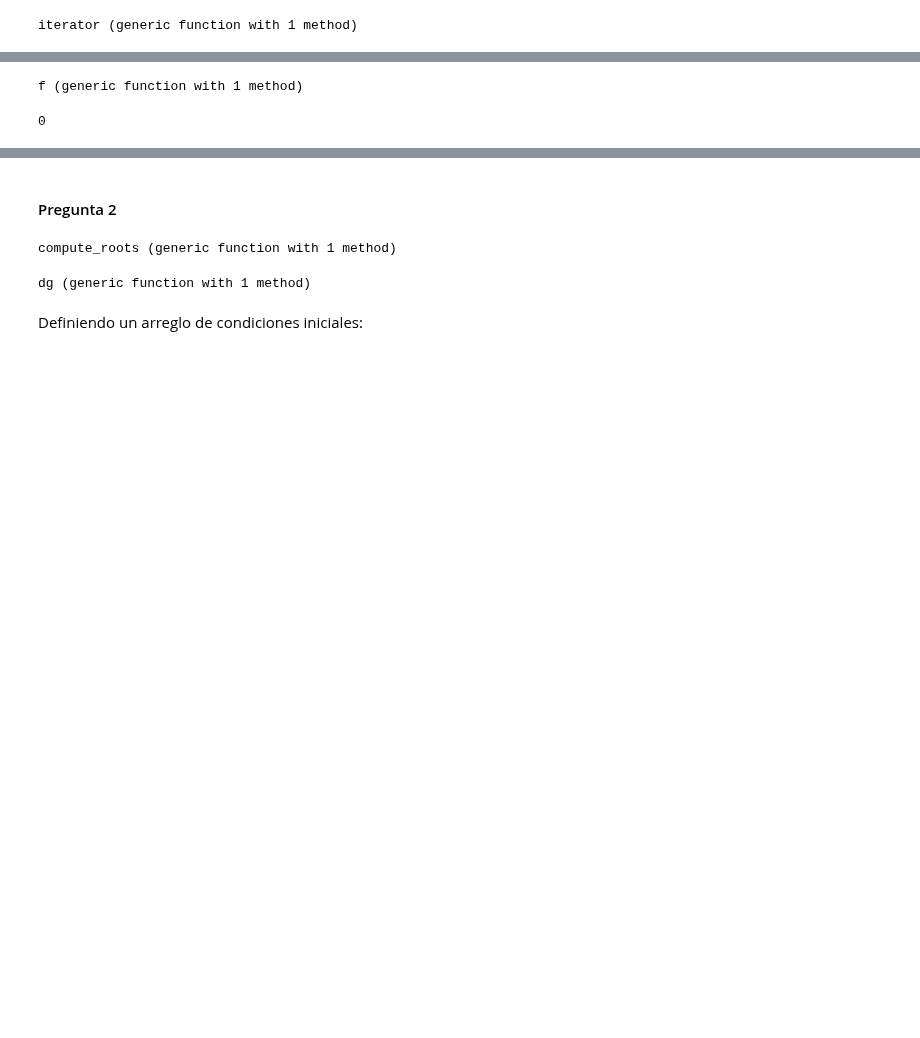
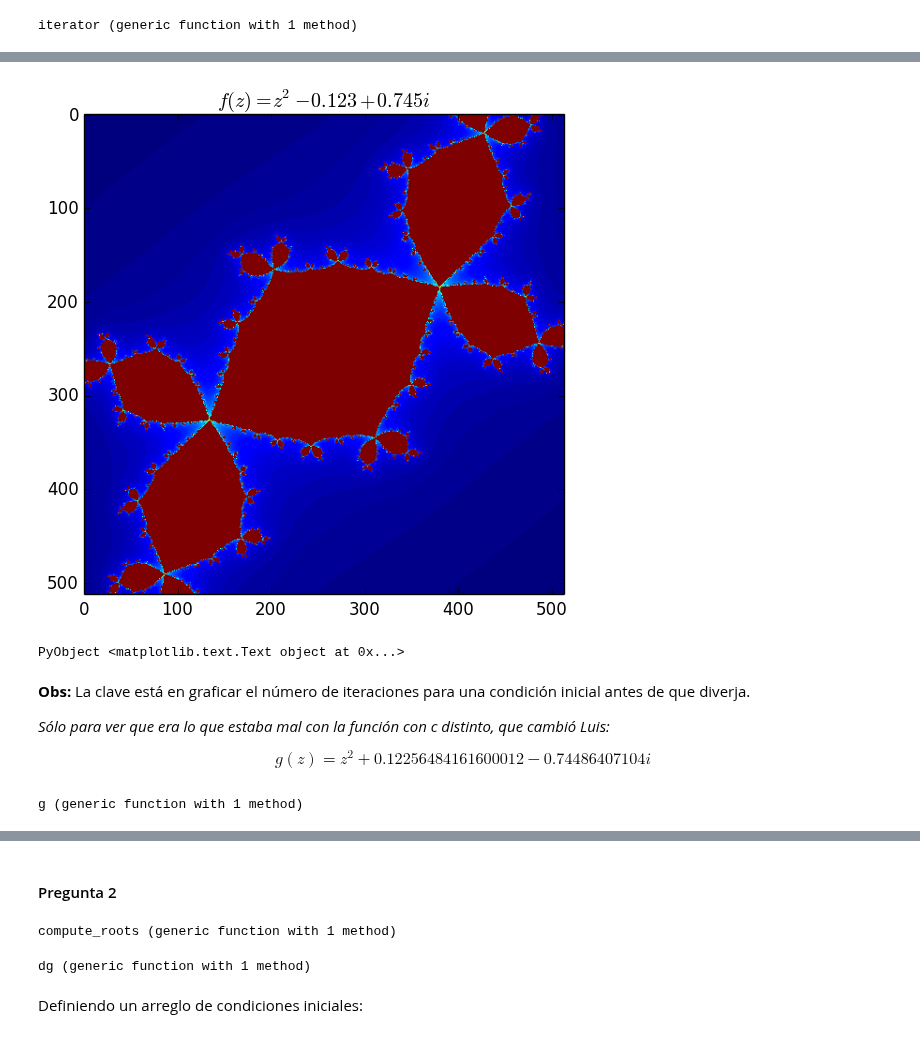
Before and after one commit to lbenet/2017-1_TSFisComp, a Jupyter notebook: tareas/claudio/Tarea_02_Miguel_Raz_Claudio_Pierard.ipynb, the cells around one changed output, grey strips where cells are left out. Cells and saved outputs as stored; diff of their text form; code cells hidden in the pictures; blank space fills up the shorter version.

Commit message:
Acabo ejercicio 1, fractales.

```diff
--- a/tareas/claudio/Tarea_02_Miguel_Raz_Claudio_Pierard.ipynb
+++ b/tareas/claudio/Tarea_02_Miguel_Raz_Claudio_Pierard.ipynb
@@ -95,0 +125,2 @@ iterator (generic function with 1 method)
+# %%
+z2 = iterator(f, Z0, 10000) #Lo iteramos 10000 veces
@@ -95,0 +169,37 @@ iterator (generic function with 1 method)
+# %%
+"""
+    julia_fractal(f, X0, n, k)
+    OUT: matriz_iteraciones
+
+La función julia_fractal itera de `1` hasta `n`, una función `f` dada. Sin embargo, lo que hace esta función es
+marcar hasta que número de iteración la función diverge, para una condición inicial. El parámentro k es el que
+establece este límite, los números cuya norma sea mayor a `k`, divergen.
+"""
+
+function julia_fractal(f, X0, n, k)
+
+    num_iteraciones = zeros(length(X0[:,1]), length(X0[1,:])) #Arreglo de mismas dimensiones que el arreglo complejo                                                              #jo
+    #X0, pero este es entero.
+
+    for i in 1:length(X0[:,1]) #Recorre cada elemento de la matriz de condiciones iniciales.
+        for j in 1:length(X0[1,:])
+            for t in 1:n     # número de iteraciones
+
+                X0[i,j] = f(X0[i,j]) #itera la función
+                num_iteraciones[i,j] = t # por cada iteración, se actaliza el valor de las iteraciones.
+
+                if abs(X0[i,j]) >= k  #si una entrada de X0 es mayor a k, entonces esta diverge. El k mínimo para que
+                    #salga algo es 4.
+
+                    break
+
+                end
+
+            end
+        end
+    end
+
+
+    num_iteraciones
+
+end
@@ -95,0 +208,3 @@ iterator (generic function with 1 method)
+# %%
+Z0 = initial_conditions(-1:1/2^8:1, -1:1/2^8:1)
+Zf = julia_fractal(f, Z0, 100, 4) #el valor de k es 4, y el número de iteraciones es 100.
@@ -96,8 +229,16 @@ iterator (generic function with 1 method)
+# %%
+imshow(Zf)
+title(L"f(z) = z^2 -0.123 +0.745i ")
+# %% [output]
+[figure, added]
+PyObject <matplotlib.text.Text object at 0x...>
+# %% [markdown]
+**Obs:** La clave está en graficar el número de iteraciones para una condición inicial antes de que diverja.
+
+*Sólo para ver que era lo que estaba mal con la función con c distinto, que cambió Luis:*
+
+$$g(z) = z^2 + 0.12256484161600012 -0.74486407104i$$
 # %%
-f(z) = z^2 + complex(0.12256484161600012, 0.74486407104)
+g(z) = z^2 + complex(0.12256484161600012, -0.74486407104) #función anterior a la actalización.
 # %% [output]
-f (generic function with 1 method)
+g (generic function with 1 method)
-# %%
-isnan(NaN+NaN*im) && 0 #Comentario de Luis: Se pueden filtar los valores NaN, tal vez eso ayude.
-# %% [output]
-0
```
Also changed, not shown: parts of 22 cells of this notebook.
